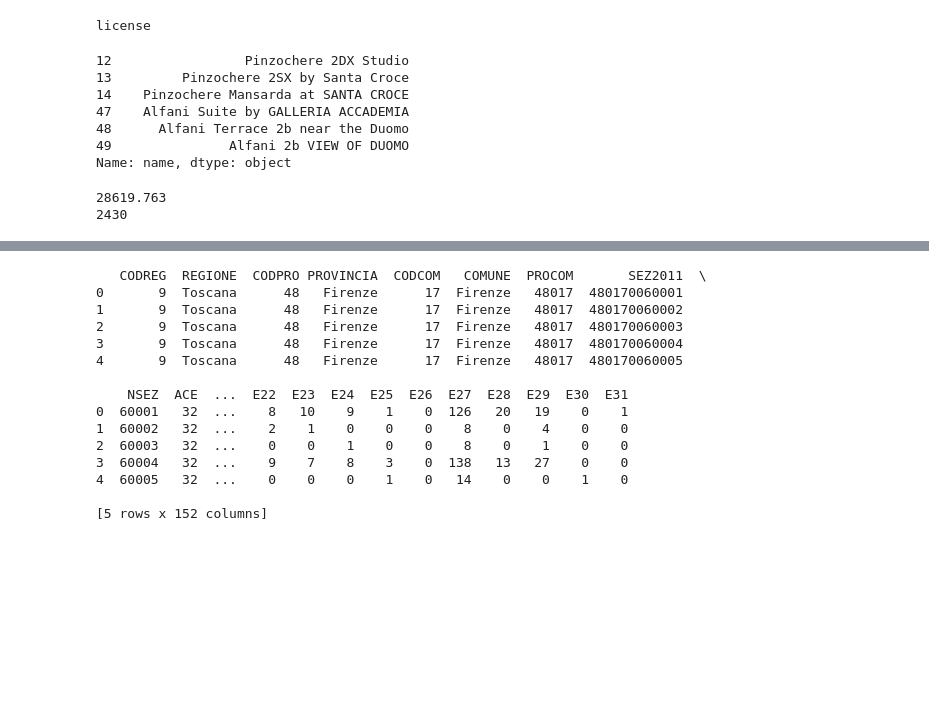
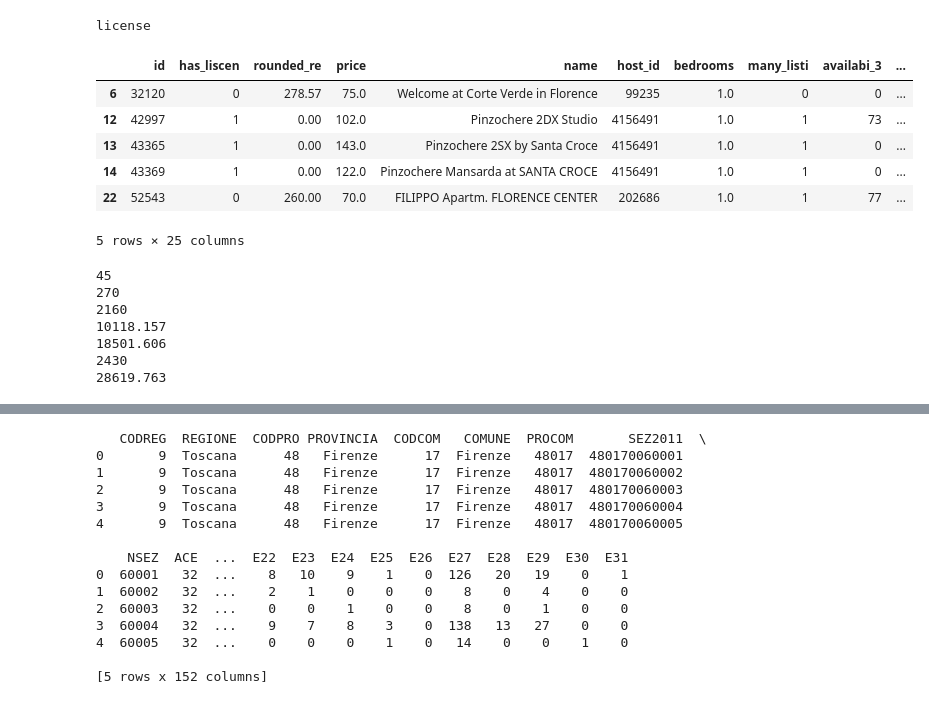
Before and after one commit to thiggimajig/thesis_app, a Jupyter notebook: policy_functions.ipynb, the cells around one changed output, grey strips where cells are left out. Cells and saved outputs as stored; diff of their text form; code cells hidden in the pictures; blank space fills up the shorter version.

```diff
--- a/policy_functions.ipynb
+++ b/policy_functions.ipynb
@@ -24,7 +24,9 @@ def load_data(s):
     #load data into notebook from sjoined shapefile
     geodataframe = geopandas.read_file(s)
     #print(gdf.head())
+    dataframe = pd.DataFrame(geodataframe)
     # pass
-    return geodataframe
+    return geodataframe, dataframe
 # gdf = load_data('census_newvar_gold/census_newvar_gold.shp')
-gdf = load_data('Out_CSV/census_longlat_gold/census_newvar_longlat_gold.shp')
+gdf, df = load_data('Out_CSV/census_longlat_gold/census_newvar_longlat_gold.shp') #did that really work? YES
+# df = pd.DataFrame(geodataframe)
@@ -30,0 +35,8 @@ gdf = load_data('Out_CSV/census_longlat_gold/census_newvar_longlat_gold.shp')
+# %%
+def clean_dataframe(s):
+    pass
+    columns_df0 = ['id', 'has_liscen', 'rounded_re', 'price', 'name', 'host_id', 'bedrooms', 'many_listi', 'availabi_3', 'is_hotel', 'host_name', 'census_tra', 'commercial', 'is_entire', 'effected_1', 'latitude', 'longitude','SEZ2011', 'P1', 'PF1', 'A47', 'A46', 'E3', 'E27', 'geometry']
+    cleaned_df = s.loc[:,columns_df0]
+    return cleaned_df
+df0 = clean_dataframe(df)
+# print(df0.head())
@@ -45,25 +77,17 @@ df1 = pd.DataFrame(gdf)
 #print(df1.loc[:,columns_list[23]])
 #print(df1.loc[:,'listing_ur'])
 # %%
+#create no lisences df
 #smaller dummy df
-columns_df0 = ['id', 'has_liscen', 'rounded_re', 'price', 'name', 'host_id', 'host_name', 'census_tra', 'commercial', 'is_entire', 'effected_1', 'latitude', 'longitude','SEZ2011', 'P1', 'PF1', 'A47', 'A46', 'E3', 'E27', 'geometry']
-df0 = df1.loc[:,columns_df0]
+# columns_df0 = ['id', 'has_liscen', 'rounded_re', 'price', 'name', 'host_id', 'bedrooms', 'many_listi', 'availabi_3', 'is_hotel', 'host_name', 'census_tra', 'commercial', 'is_entire', 'effected_1', 'latitude', 'longitude','SEZ2011', 'P1', 'PF1', 'A47', 'A46', 'E3', 'E27', 'geometry']
+# df0 = df1.loc[:,columns_df0]
 no_lisc_df0 = (df0.loc[df0['has_liscen'] == 0])
 #print(no_lisc_df0.head())
 shape_no_lisc = ((no_lisc_df0.shape))
 lisc_df0 = (df0.loc[df0['has_liscen'] == 1])
-
-print(lisc_df0['name'])
+#print(lisc_df0['name'])
 comm_no_lisc_df0 = (no_lisc_df0.loc[no_lisc_df0['commercial'] == 1])
 nocomm_no_lisc_df0 = (no_lisc_df0.loc[no_lisc_df0['commercial'] == 0])
 #print(comm_no_lisc_df0)
 shape_comm_no_lisc_df0 = comm_no_lisc_df0.shape
 #print(shape_comm_no_lisc_df0)
-# %% [output]
-12                 Pinzochere 2DX Studio
-13         Pinzochere 2SX by Santa Croce
-14    Pinzochere Mansarda at SANTA CROCE
-47    Alfani Suite by GALLERIA ACCADEMIA
-48      Alfani Terrace 2b near the Duomo
-49               Alfani 2b VIEW OF DUOMO
-Name: name, dtype: object
@@ -70,22 +108,54 @@ Name: name, dtype: object
+# %%
+#create 90day df
+cap_days_df0 = (df0.loc[df0['availabi_3'] > 90])
+cap_days_df0.shape
+cap_days_df0.head()
+not_cap_days_df0 = (df0.loc[df0['availabi_3'] < 90])
+not_cap_days_df0.head()
+# %% [output]
+|  | id | has_liscen | rounded_re | price | name | host_id | bedrooms | many_listi | availabi_3 | ... |
+| 6 | 32120 | 0 | 278.57 | 75.0 | Welcome at Corte Verde in Florence | 99235 | 1.0 | 0 | 0 | ... |
+| 12 | 42997 | 1 | 0.00 | 102.0 | Pinzochere 2DX Studio | 4156491 | 1.0 | 1 | 73 | ... |
+| 13 | 43365 | 1 | 0.00 | 143.0 | Pinzochere 2SX by Santa Croce | 4156491 | 1.0 | 1 | 0 | ... |
+| 14 | 43369 | 1 | 0.00 | 122.0 | Pinzochere Mansarda at SANTA CROCE | 4156491 | 1.0 | 1 | 0 | ... |
+| 22 | 52543 | 0 | 260.00 | 70.0 | FILIPPO Apartm. FLORENCE CENTER | 202686 | 1.0 | 1 | 77 | ... |
+5 rows × 25 columns
 # %%
 #create stats of no liscenses
 num_no_lisc = shape_no_lisc[0]
+print(num_no_lisc)
 num_no_lisc_comm = shape_comm_no_lisc_df0[0]
 num_no_lisc_noncomm = shape_no_lisc[0] - shape_comm_no_lisc_df0[0]
+# -fee collection (count based on other cities)
 yearly_fee_nolisc = (num_no_lisc_noncomm * 30)
+print(yearly_fee_nolisc)
+# -commercial fee collection
 yearly_fee_nolis_comm = (num_no_lisc_comm * 60)
+print(yearly_fee_nolis_comm)
 yearly_fee_tot = yearly_fee_nolisc + yearly_fee_nolis_comm
 #print(yearly_fee_nolisc)
 #no_lisc_df0.loc[:,'rounded_re'] #aggregate all, then tax 21%
 yearly_revenue_nolisc = no_lisc_df0['rounded_re'].agg('sum')
 #print(yearly_revenue_nolisc)
+# -tax increase normal 21%
 yearly_increased_tax_rev_21 = yearly_revenue_nolisc * .21
 #print(yearly_increased_tax_rev_21)
 yearly_rev_nolisc_nocomm = nocomm_no_lisc_df0['rounded_re'].agg('sum')
 yearly_rev_nolisc_comm = comm_no_lisc_df0['rounded_re'].agg('sum')
+# # -tax increase normal 21% -tax increase commercial 60%
+yearly_rev = (yearly_rev_nolisc_nocomm * .21)
+print(yearly_rev)
+yearly_rev_comm = (yearly_rev_nolisc_comm * .60)
+print(yearly_rev_comm)
+yearly_rev_tot = yearly_rev + yearly_rev_comm
 yearly_rev_tot =  (yearly_rev_nolisc_nocomm * .21) + (yearly_rev_nolisc_comm * .60)
+print(yearly_fee_tot)
 print(yearly_rev_tot)
-print(yearly_fee_tot)
 # %% [output]
+45
+270
+2160
+10118.157
+18501.606
+2430
 28619.763
-2430
```
Also changed, not shown: parts of 27 cells of this notebook, 8 other files.
